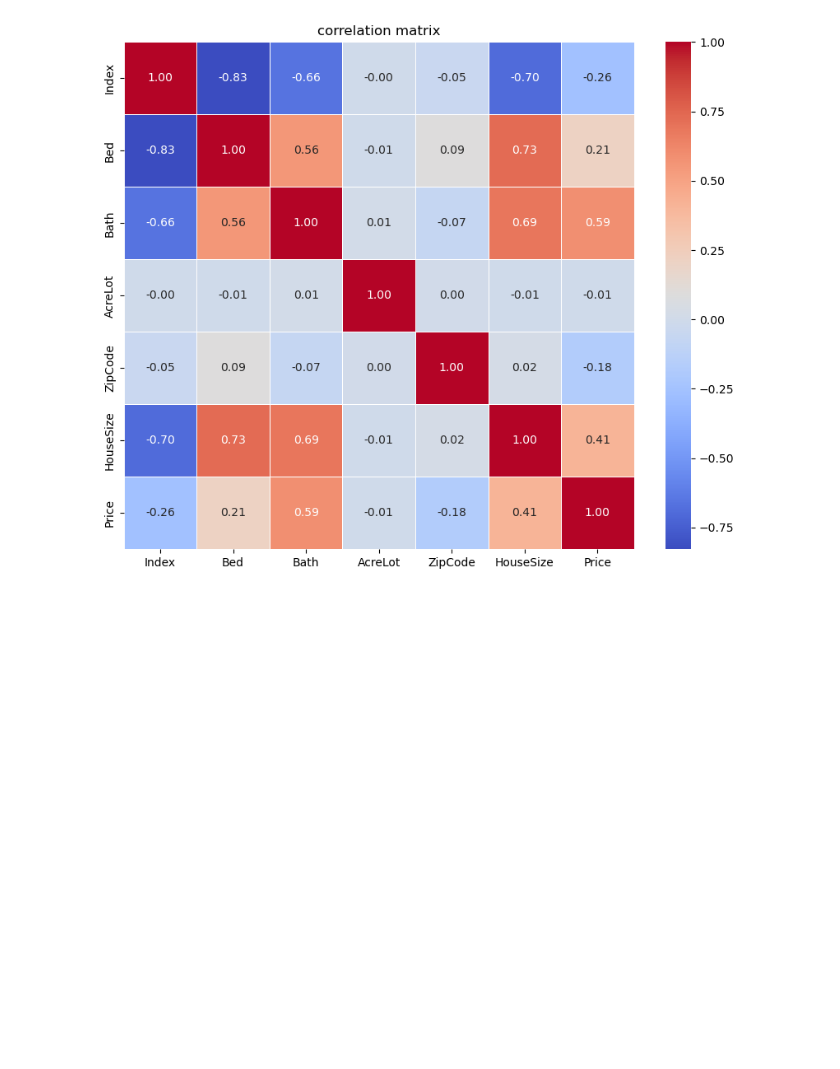
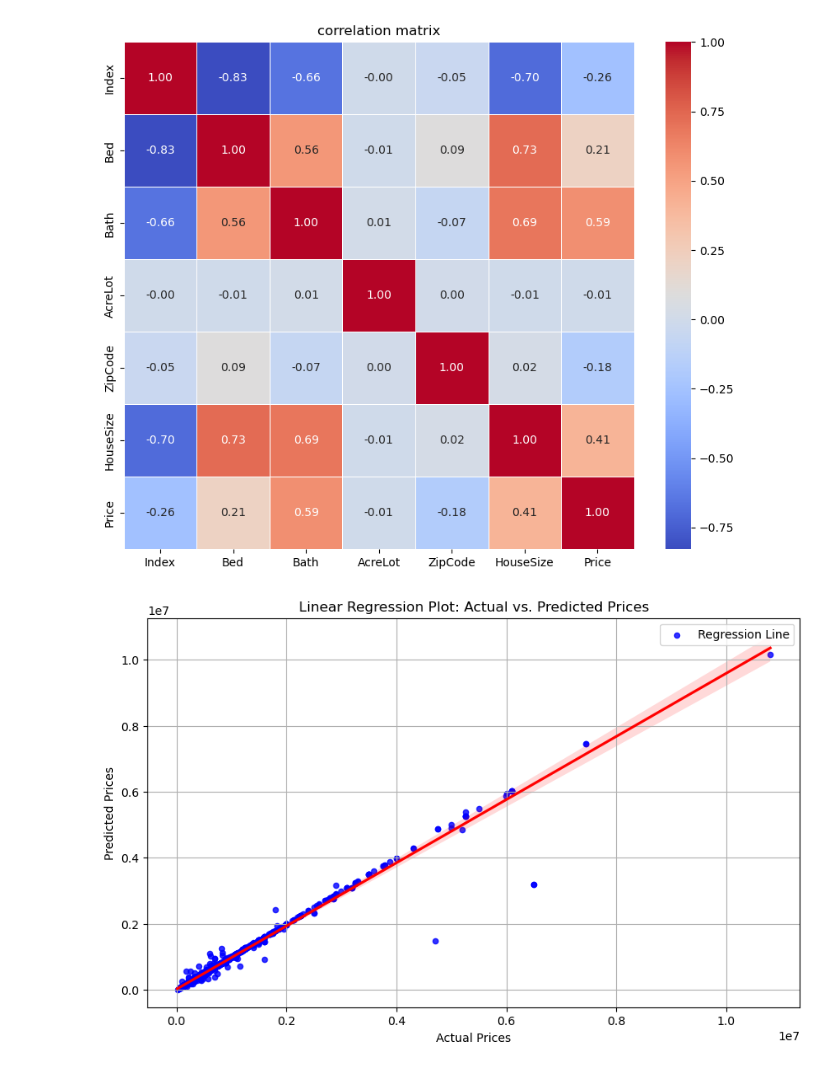
Before and after one commit to cnlamanna/Housing_Price_Predictions, a Jupyter notebook: data.ipynb, the cells around one changed output. Saved outputs shown, nothing was run; the diff lists cells and outputs as text; code cells hidden in the pictures; blank space fills up the shorter version.

Commit message:
regression plot, violin chart, histogram with fitted line chart

```diff
--- a/data.ipynb
+++ b/data.ipynb
@@ -356,0 +352,14 @@ plt.show()
+# %%
+#regression
+plt.figure(figsize=(10, 6))
+sns.regplot(x='actual price', y='predicted price', data=xtest_df, scatter_kws={'s': 20, 'color': 'blue'}, line_kws={'color': 'red'}, label='Regression Line')
+plt.xlabel('Actual Prices')
+plt.ylabel('Predicted Prices')
+plt.title('Linear Regression Plot: Actual vs. Predicted Prices')
+plt.grid(True)
+
+# Add a legend
+plt.legend()
+plt.show()
+# %% [output]
+[figure, added]
```
Also changed, not shown: parts of 4 cells of this notebook.
